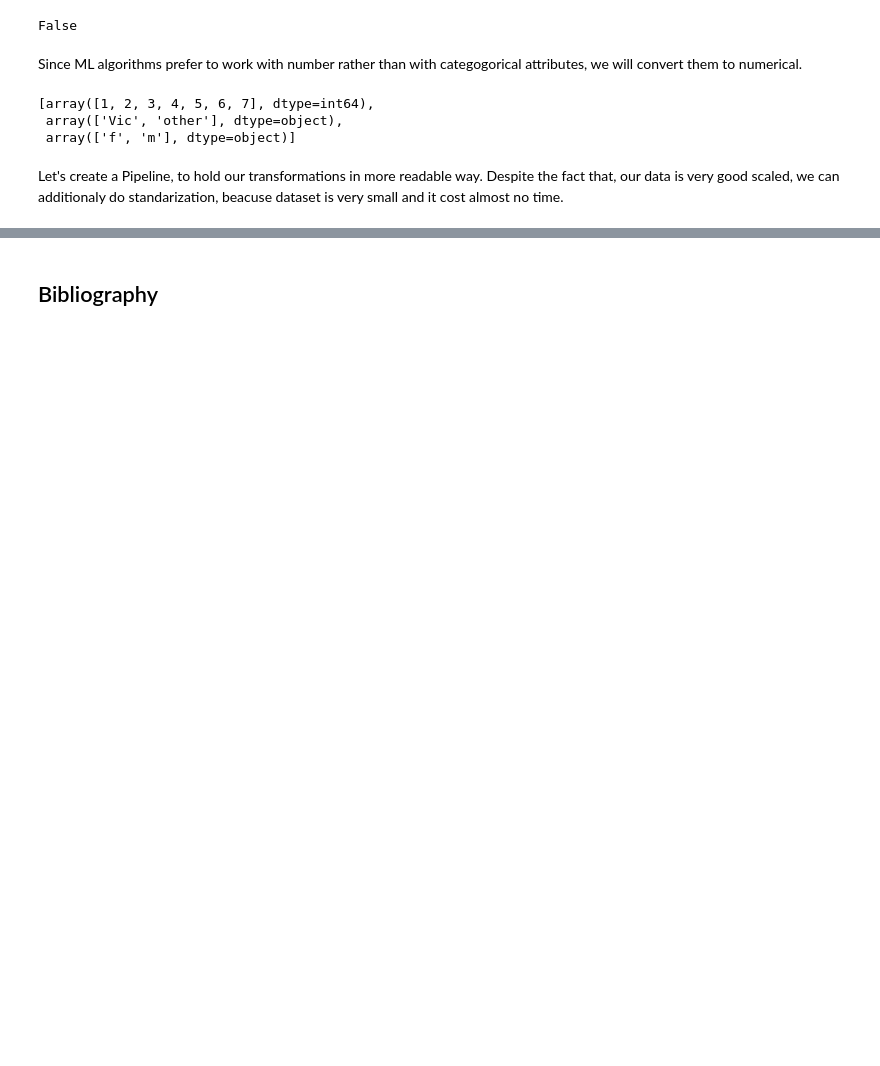
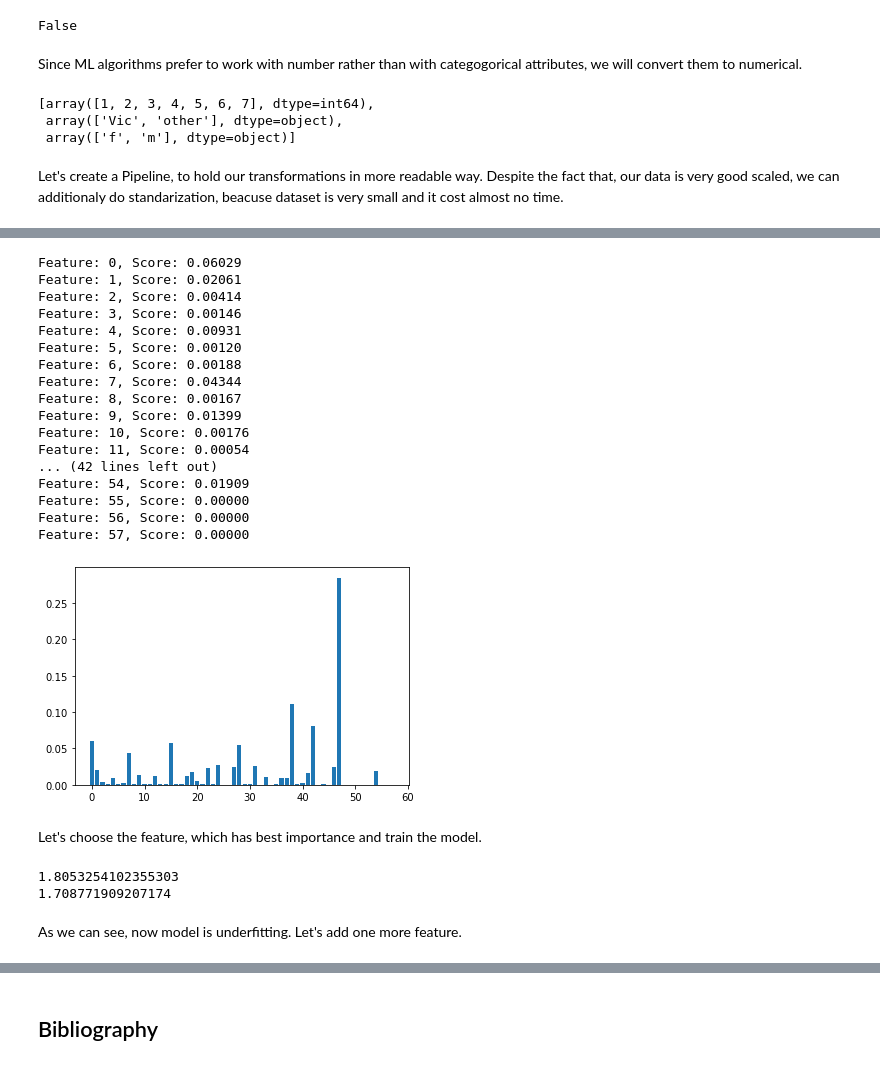
Before and after one commit to ArkadiuszSlowik/Possum-regression, a Jupyter notebook: possum_regression.ipynb, the cells around one changed output, grey strips where cells are left out. Cells and saved outputs as stored; diff of their text form; code cells hidden in the pictures; blank space fills up the shorter version.

Commit message:
Fine-tuning - beginning
Feature selection + Randomized Search for Gradient Boosting model from xgboost module "XGBRegressor"

```diff
--- a/possum_regression.ipynb
+++ b/possum_regression.ipynb
@@ -375,6 +376,8 @@ Again, correlations are on very low level.
 <h2> Prepare the data for ML algorithms </h2>
 <h3> Data Cleaning </h3>
 # %%
-train_set_new = train_set.drop("age", axis=1)
-train_set_labels = train_set["age"].copy()
+train_set_new = train_set.copy()
+train_set_new = train_set_new[train_set_new['age'].notna()]
+train_set_labels = train_set_new["age"].copy()
+train_set_new = train_set_new.drop("age", axis=1)
 # %% [markdown]
@@ -409,7 +414,7 @@ Let's create a Pipeline, to hold our transformations in more readable way. Despi
 # %%
 num_pipeline = Pipeline([
     ('imputer', SimpleImputer(strategy='median')),
-    ('attribs_adder', RatioAttributesAdder()),
+    ('attribs_adder', CombinedAttributesAdder()),
     ('std_scaler', StandardScaler()),
     ])
 
@@ -419,5 +424,6 @@ cat_attribs = ["site", "pop", "sex"]
 pipeline = ColumnTransformer([
  ("num", num_pipeline, num_attribs),
  ("cat", OneHotEncoder(), cat_attribs),
+ ("r-skewed", FunctionTransformer(func=np.log1p), ['totlngth', 'belly']),
  ])
 # %% [markdown]
@@ -434,0 +592,62 @@ We finished this section with set that contains 56 columns, ready to put into ML
+# %%
+# This part of code is from machinelearningmastery.com
+
+import xgboost
+
+X, y = train_set_new_ready, train_set_labels
+
+model = XGBRegressor()
+
+model.fit(X, y)
+
+importance = model.feature_importances_
+
+gbr_importance = []
+
+for i,v in enumerate(importance):
+    print('Feature: %0d, Score: %.5f' % (i,v))
+    gbr_importance.append(v)
+
+pyplot.bar([x for x in range(len(importance))], importance)
+pyplot.show()
+# %% [output]
+Feature: 0, Score: 0.06029
+Feature: 1, Score: 0.02061
+Feature: 2, Score: 0.00414
+Feature: 3, Score: 0.00146
+Feature: 4, Score: 0.00931
+Feature: 5, Score: 0.00120
+Feature: 6, Score: 0.00188
+Feature: 7, Score: 0.04344
+Feature: 8, Score: 0.00167
+Feature: 9, Score: 0.01399
+Feature: 10, Score: 0.00176
+Feature: 11, Score: 0.00054
+... (42 lines left out)
+Feature: 54, Score: 0.01909
+Feature: 55, Score: 0.00000
+Feature: 56, Score: 0.00000
+Feature: 57, Score: 0.00000
+[figure, added]
+# %% [markdown]
+Let's choose the feature, which has best importance and train the model.
+# %%
+gbr_features = np.argsort(gbr_importance)[-1:]
+
+model = XGBRegressor()
+model.fit(X[:,gbr_features], y)
+predictions = model.predict(X[:,gbr_features])
+train_mse = mean_squared_error(predictions, y)
+rmse_training = np.sqrt(train_mse)
+print(rmse_training)
+
+scores = cross_val_score(model, train_set_new_ready, np.ravel(train_set_labels),
+                              scoring="neg_mean_squared_error", cv=4)
+
+rmse_cv = np.sqrt(-scores).mean()
+print(rmse_cv)
+# %% [output]
+1.8053254102355303
+1.708771909207174
+# %% [markdown]
+As we can see, now model is underfitting. Let's add one more feature.
```
Also changed, not shown: parts of 39 cells of this notebook, 1 other file.
